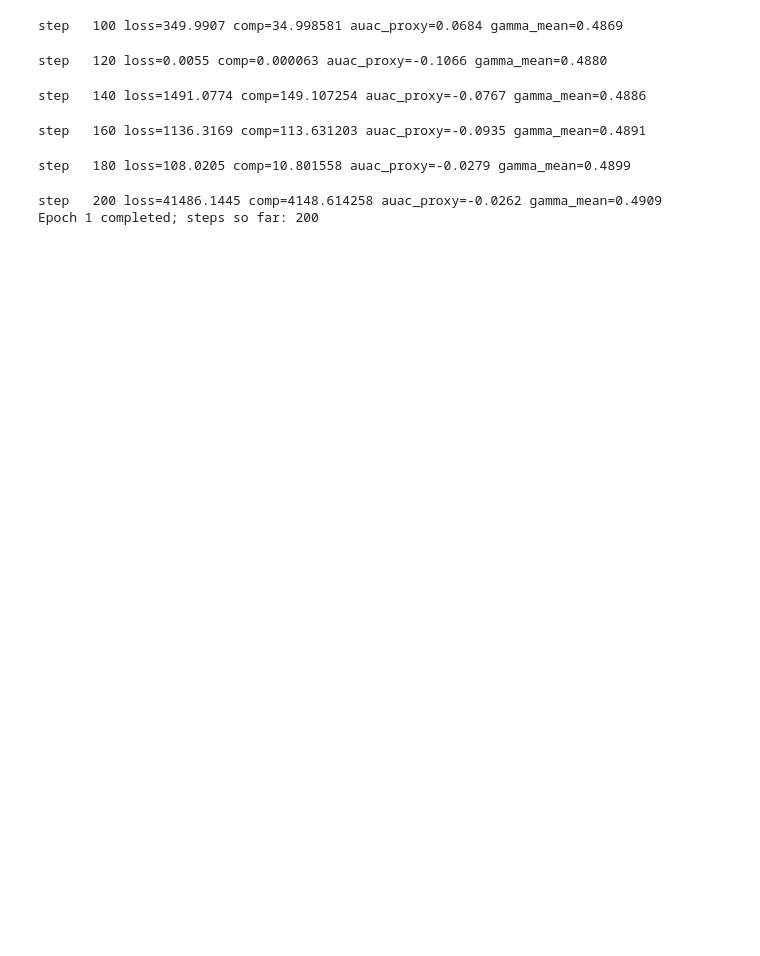
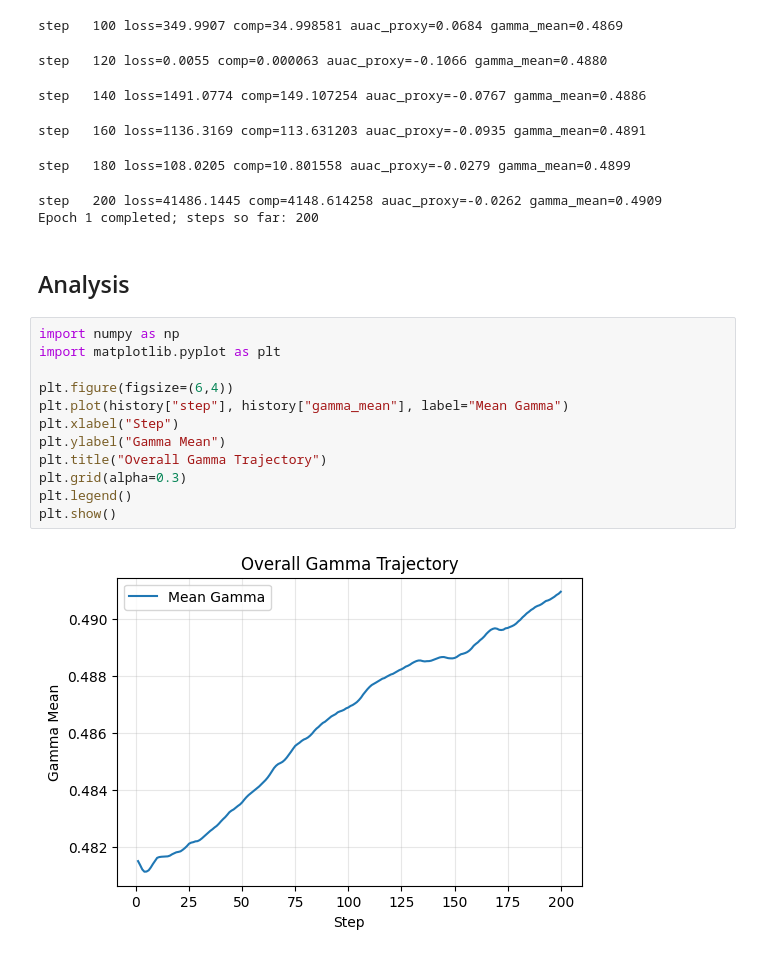
Before and after one commit to nikhil-405/XAI_for_Transformers, a Jupyter notebook: GammaNet/gamma_net_training.ipynb, the cells around one changed output. Cells and saved outputs as stored; diff of their text form; blank space fills up the shorter version.

Commit message:
gamma net analysis

```diff
--- a/GammaNet/gamma_net_training.ipynb
+++ b/GammaNet/gamma_net_training.ipynb
@@ -305,3 +305,19 @@ step   160 loss=1136.3169 comp=113.631203 auac_proxy=-0.0935 gamma_mean=0.4891
 step   180 loss=108.0205 comp=10.801558 auac_proxy=-0.0279 gamma_mean=0.4899
 step   200 loss=41486.1445 comp=4148.614258 auac_proxy=-0.0262 gamma_mean=0.4909
 Epoch 1 completed; steps so far: 200
+# %% [markdown]
+## Analysis
+# %%
+import numpy as np
+import matplotlib.pyplot as plt
+
+plt.figure(figsize=(6,4))
+plt.plot(history["step"], history["gamma_mean"], label="Mean Gamma")
+plt.xlabel("Step")
+plt.ylabel("Gamma Mean")
+plt.title("Overall Gamma Trajectory")
+plt.grid(alpha=0.3)
+plt.legend()
+plt.show()
+# %% [output]
+[figure, added]
```
Also changed, not shown: parts of 1 cell of this notebook.
